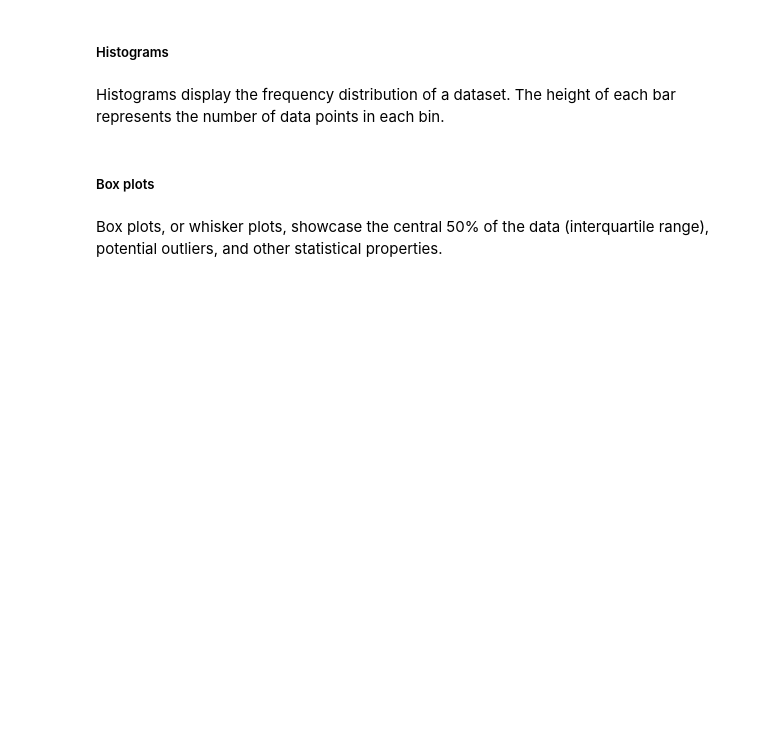
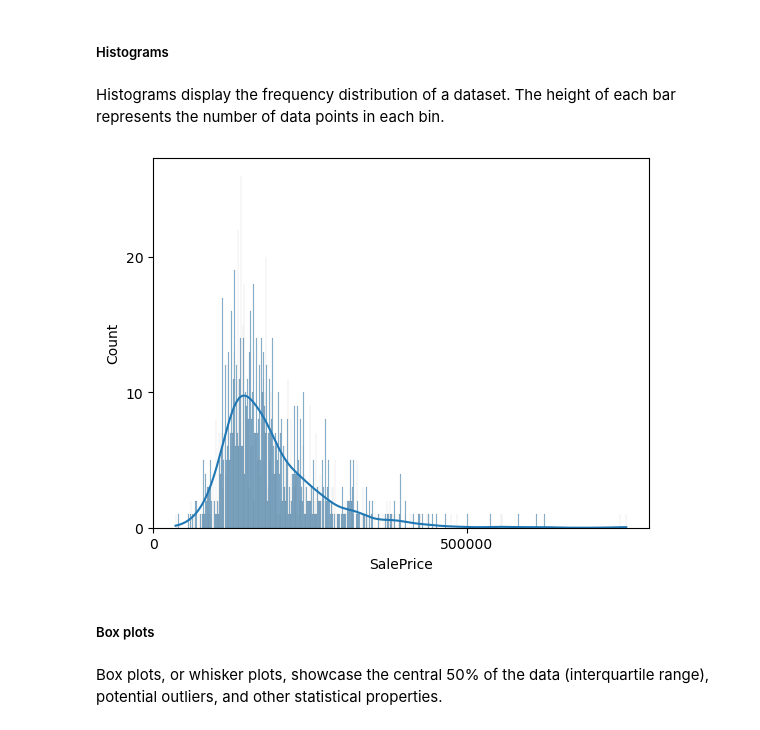
Before and after one commit to Ironhack-Data-Madrid-Enero-2024/apuntes_clase, a Jupyter notebook: semana_5/1.EDA_univariate.ipynb, the cells around one changed output. Drawn from its saved outputs; the diff is of its cells as text; code cells hidden in the pictures; blank space fills up the shorter version.

```diff
--- a/semana_5/1.EDA_univariate.ipynb
+++ b/semana_5/1.EDA_univariate.ipynb
@@ -189,6 +471,13 @@ Visual tools like histograms and box plots offer insights into the distribution,
 ##### Histograms
 # %% [markdown]
 Histograms display the frequency distribution of a dataset. The height of each bar represents the number of data points in each bin.
+# %%
+sns.histplot(df.SalePrice, kde=True, binwidth=1000)
+
+plt.xticks([0, 500000])
+plt.yticks([i for i in range(0, 25, 10)]);
+# %% [output]
+[figure, added]
 # %% [markdown]
 ##### Box plots
 # %% [markdown]
```
Also changed, not shown: parts of 36 cells of this notebook.
